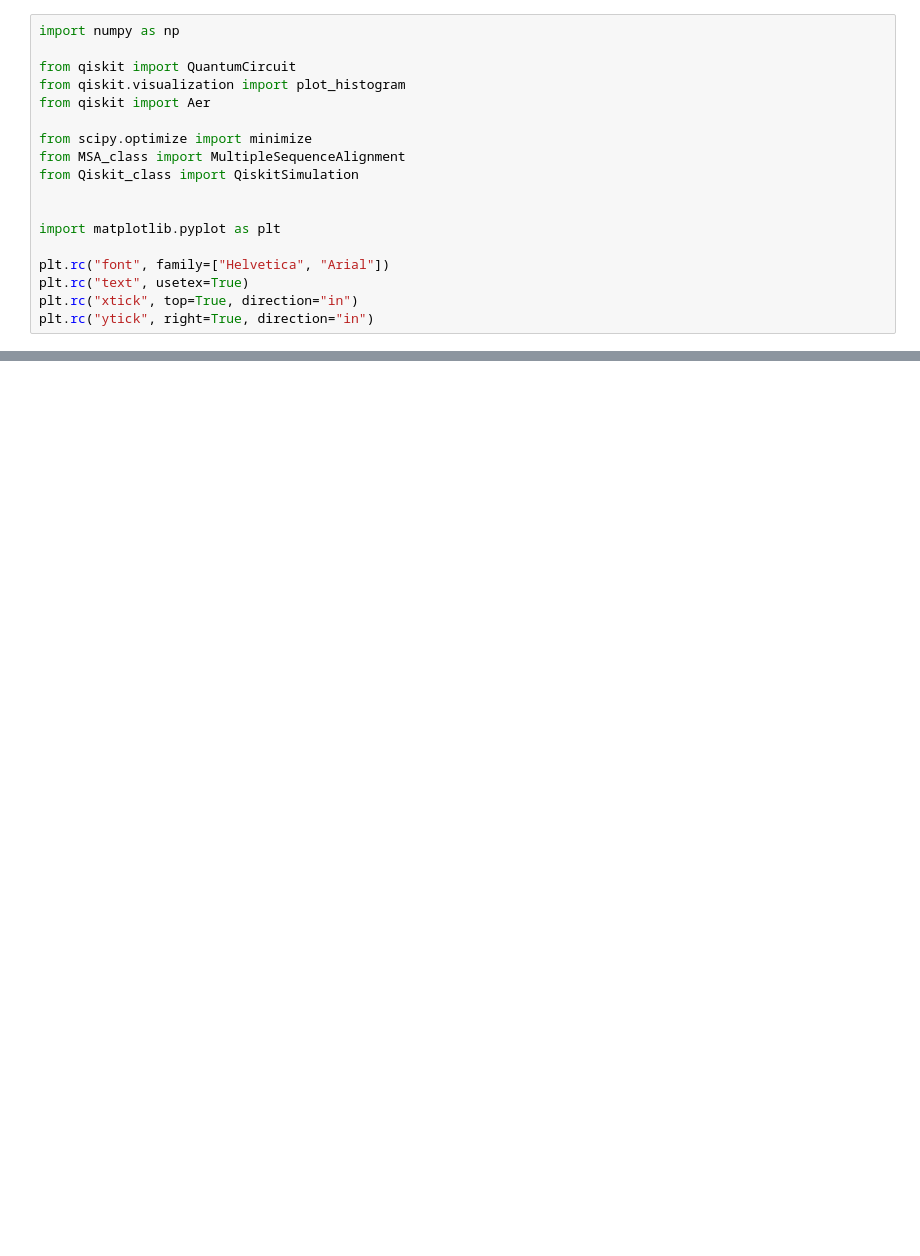
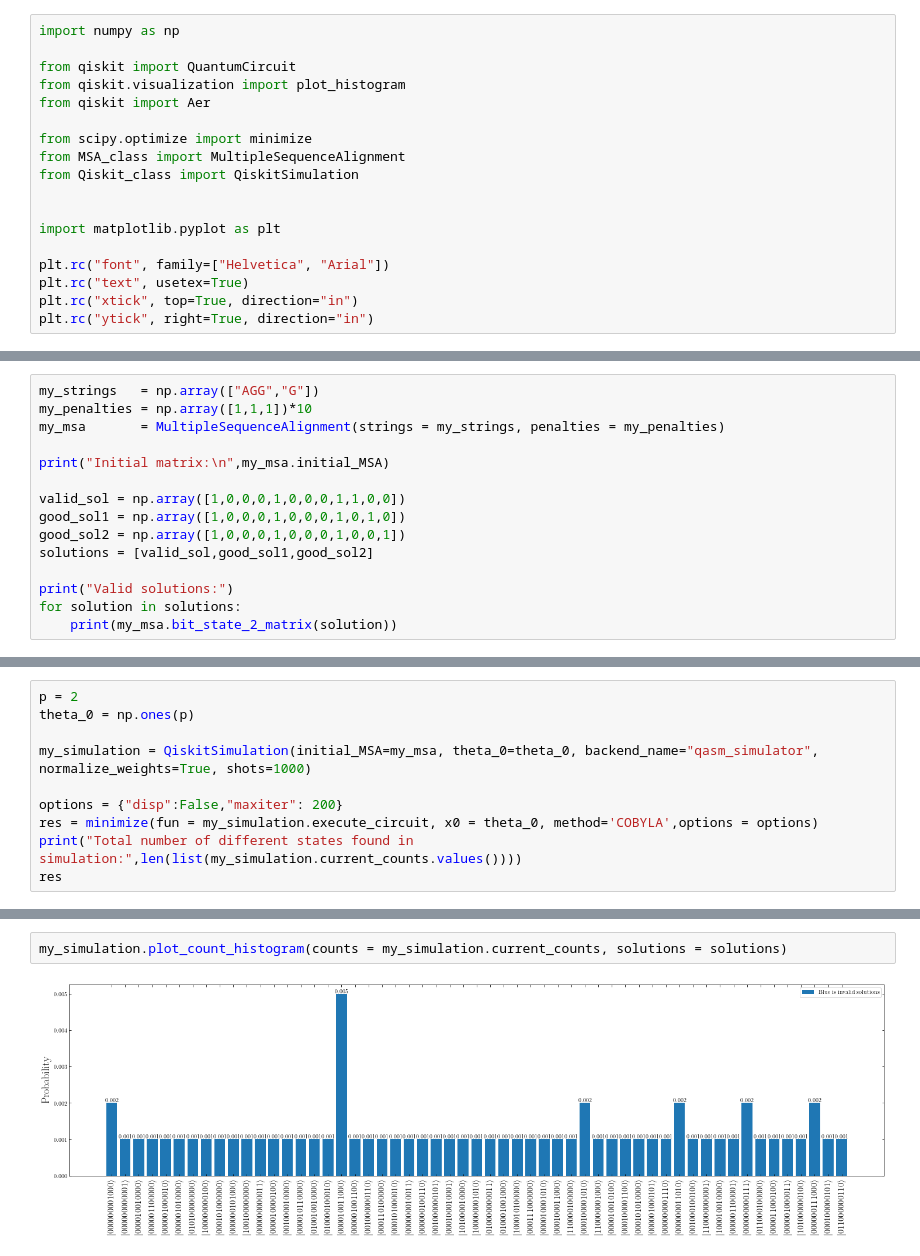
Before and after one commit to seba2390/BachelorMSA, a Jupyter notebook: test.ipynb, the cells around one changed output, grey strips where cells are left out. Saved outputs shown, nothing was run; the diff lists cells and outputs as text; blank space fills up the shorter version.

```diff
--- a/test.ipynb
+++ b/test.ipynb
@@ -61,0 +72,15 @@ with corresponding MSA:
+# %%
+my_strings   = np.array(["AGG","G"])
+my_penalties = np.array([1,1,1])*10
+my_msa       = MultipleSequenceAlignment(strings = my_strings, penalties = my_penalties)
+
+print("Initial matrix:\n",my_msa.initial_MSA)
+
+valid_sol = np.array([1,0,0,0,1,0,0,0,1,1,0,0])
+good_sol1 = np.array([1,0,0,0,1,0,0,0,1,0,1,0])
+good_sol2 = np.array([1,0,0,0,1,0,0,0,1,0,0,1])
+solutions = [valid_sol,good_sol1,good_sol2]
+
+print("Valid solutions:")
+for solution in solutions:
+    print(my_msa.bit_state_2_matrix(solution))
@@ -61,0 +98,10 @@ with corresponding MSA:
+# %%
+p = 2
+theta_0 = np.ones(p)
+
+my_simulation = QiskitSimulation(initial_MSA=my_msa, theta_0=theta_0, backend_name="qasm_simulator", normalize_weights=True, shots=1000)
+
+options = {"disp":False,"maxiter": 200}
+res = minimize(fun = my_simulation.execute_circuit, x0 = theta_0, method='COBYLA',options = options)
+print("Total number of different states found in simulation:",len(list(my_simulation.current_counts.values())))
+res
@@ -61,0 +122,4 @@ with corresponding MSA:
+# %%
+my_simulation.plot_count_histogram(counts = my_simulation.current_counts, solutions = solutions)
+# %% [output]
+[figure, added]
```
Also changed, not shown: parts of 8 cells of this notebook, 2 other files.
